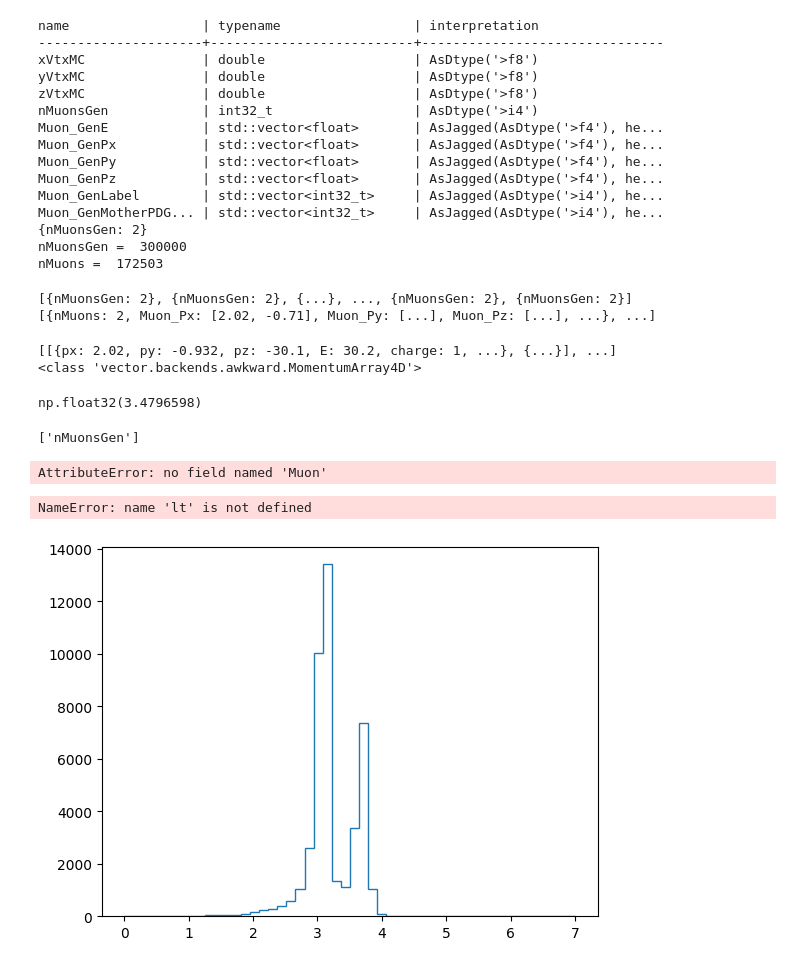
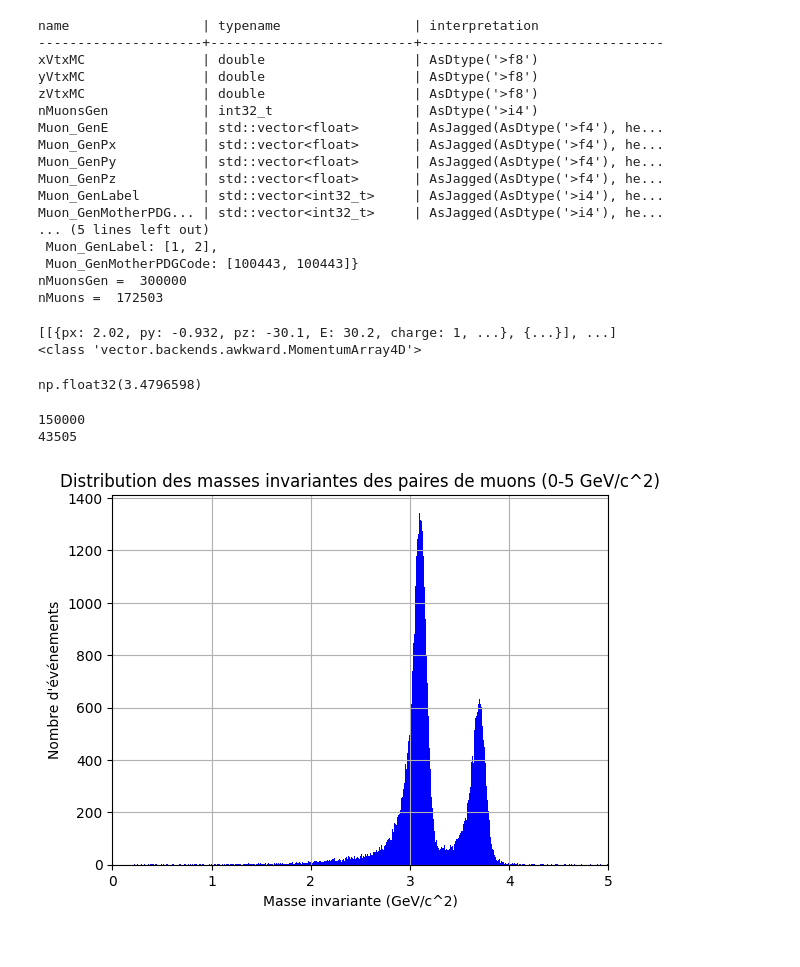
Before and after one commit to nantes-m2-rps-exp/qqbar2mumu-2024, a Jupyter notebook: Acceptance.ipynb, the cells around one changed output. Saved outputs shown, nothing was run; the diff lists cells and outputs as text; code cells hidden in the pictures.

```diff
--- a/Acceptance.ipynb
+++ b/Acceptance.ipynb
@@ -50,7 +51,7 @@ file = uproot.open("/pbs/throng/training/nantes-m2-rps-exp/data/run291263.mc.roo
 gen = file["genTree"]
 gen.show()
 
-m = gen.arrays(["nMuonsGen"])
+m = gen.arrays(["nMuonsGen","Muon_GenPx","Muon_GenPy","Muon_GenPz","Muon_GenE","Muon_GenLabel","Muon_GenMotherPDGCode"])
 m[1].show()
 
 nMuonsGen = 0
@@ -61,7 +62,7 @@ print("nMuonsGen = ", nMuonsGen)
 
 events = file["eventsTree"]
 
-n = events.arrays(["nMuons","Muon_Px","Muon_Py","Muon_Pz","Muon_E","Muon_Charge","Muon_thetaAbs","Muon_matchedTrgThreshold"]) #10000 pour essayer a modifier apres
+n = events.arrays(["zVtx","isCMUL","nMuons","Muon_Px","Muon_Py","Muon_Pz","Muon_E","Muon_Charge","Muon_thetaAbs","Muon_matchedTrgThreshold","Muon_MCLabel"]) #10000 pour essayer a modifier apres
 
 nMuons = 0
 for i in range(len(n)):
@@ -81,15 +82,11 @@ Muon_GenPy           | std::vector<float>       | AsJagged(AsDtype('>f4'), he...
 Muon_GenPz           | std::vector<float>       | AsJagged(AsDtype('>f4'), he...
 Muon_GenLabel        | std::vector<int32_t>     | AsJagged(AsDtype('>i4'), he...
 Muon_GenMotherPDG... | std::vector<int32_t>     | AsJagged(AsDtype('>i4'), he...
-{nMuonsGen: 2}
+... (5 lines left out)
+ Muon_GenLabel: [1, 2],
+ Muon_GenMotherPDGCode: [100443, 100443]}
 nMuonsGen =  300000
 nMuons =  172503
-# %%
-print(m)
-print(n)
-# %% [output]
-[{nMuonsGen: 2}, {nMuonsGen: 2}, {...}, ..., {nMuonsGen: 2}, {nMuonsGen: 2}]
-[{nMuons: 2, Muon_Px: [2.02, -0.71], Muon_Py: [...], Muon_Pz: [...], ...}, ...]
 # %%
 #calcul de masse invariante de spectre
 
@@ -116,51 +113,35 @@ b = tracks[1][1]
 <class 'vector.backends.awkward.MomentumArray4D'>
 np.float32(3.4796598)
 # %%
+print(len(n.nMuons))
 # Filtrer les événements avec nMuons == 2 et isCMUL == True
-filtered_events = m[(m.nMuonsGen == 2)] #& (m.isCMUL)&(abs(m.zVtx)<10)&(m.isCMSH)]
+filtered_events = n[(n.nMuons > 1)] #& (n.isCMUL)&(abs(n.zVtx)<10)]
+
+print(len(filtered_events))
 
 # Initialiser les vecteurs à partir des données des muons
 muon_vectors = ak.zip({
-    "px": filtered_events.Muon.Px,
-    "py": filtered_events.Muon.Py,
-    "pz": filtered_events.Muon.Pz,
-    "E": filtered_events.Muon.E
+    "px": filtered_events.Muon_Px,
+    "py": filtered_events.Muon_Py,
+    "pz": filtered_events.Muon_Pz,
+    "E": filtered_events.Muon_E
 }, with_name="Momentum4D")
 
 # Calculer les masses invariantes pour chaque paire de muons dans chaque événement
 invariant_masses = ak.combinations(muon_vectors, 2, fields=["muon1", "muon2"])
 masses = (invariant_masses.muon1 + invariant_masses.muon2).mass
 
 # Créer un histogramme des valeurs de la masse
 flattened_masses = ak.flatten(masses)  # Aplatir les données pour l'histogramme
 filtered_masses = flattened_masses[(flattened_masses >= 0) & (flattened_masses <= 5)]  # Filtrer les masses entre 0 et 10
-plt.hist(filtered_masses, bins=500, color='blue', alpha=0.7)
+plt.hist(filtered_masses, bins=500, color='blue')
 plt.xlabel('Masse invariante (GeV/c^2)')
 plt.ylabel("Nombre d'événements")
+plt.xlim(0,5)
 plt.title('Distribution des masses invariantes des paires de muons (0-5 GeV/c^2)')
 plt.grid(True)
 plt.show()
 # %% [output]
-['nMuonsGen']
+150000
+43505
-AttributeError: no field named 'Muon'
+[figure, added]
-# %%
-mass_inv = []
-
-for i in range(len(tracks)):
-    if len(tracks[i]) == 2:
-        a = tracks[i][0]
-        b = tracks[i][1]
-        mass = (a+b).M
-        mass_inv.append(mass)
-
-bins = np.linspace(0, 7, 51)
-plt.hist(mass_inv, bins=bins, histtype='step')
-lt.hist(mass_inv, bins=500, color='blue')
-plt.xlabel('Masse invariante (GeV/c^2)')
-plt.ylabel("Nombre d'événements")
-plt.title('Distribution des masses invariantes des paires de muons (0-5 GeV/c^2)')
-plt.grid(True)
-plt.show()
-# %% [output]
-NameError: name 'lt' is not defined
-[figure, removed]
```
Also changed, not shown: parts of 9 cells of this notebook, 1 other file.
